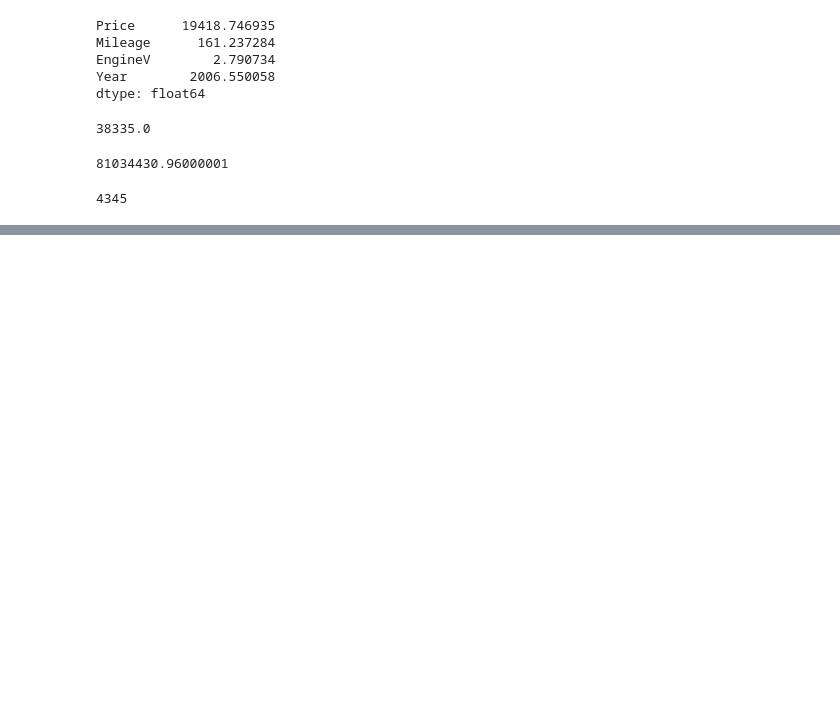
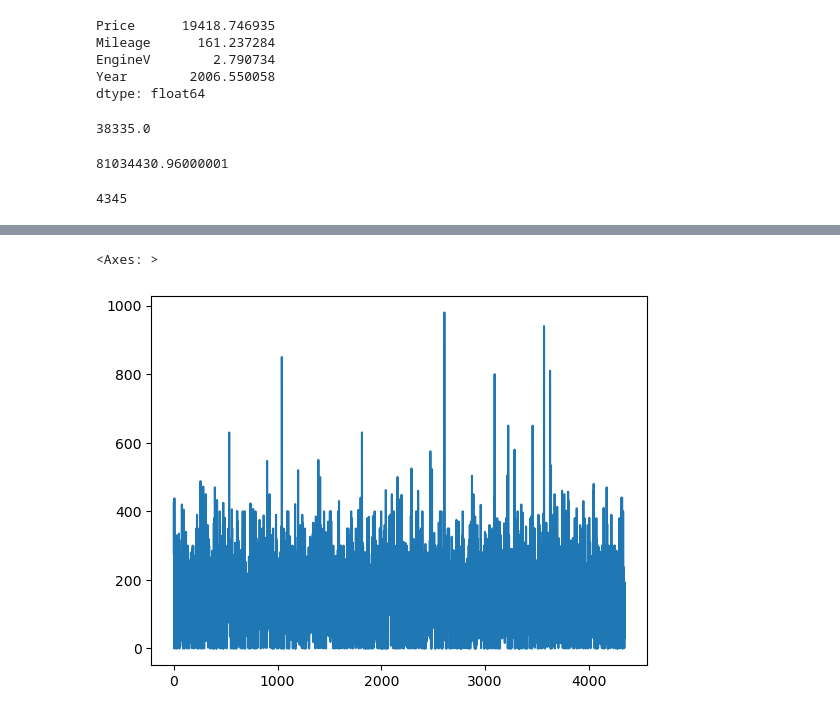
Before and after one commit to alimranahmed/learn-ml, a Jupyter notebook: 02_introduction-to-pandas.ipynb, the cells around one changed output, grey strips where cells are left out. Saved outputs shown, nothing was run; the diff lists cells and outputs as text; code cells hidden in the pictures; blank space fills up the shorter version.

```diff
--- a/02_introduction-to-pandas.ipynb
+++ b/02_introduction-to-pandas.ipynb
@@ -162,0 +398,5 @@ len(car_sales)
+# %%
+car_sales["Mileage"].plot()
+# %% [output]
+<Axes: >
+[figure, added]
```
Also changed, not shown: parts of 53 cells of this notebook, 4 other files.
